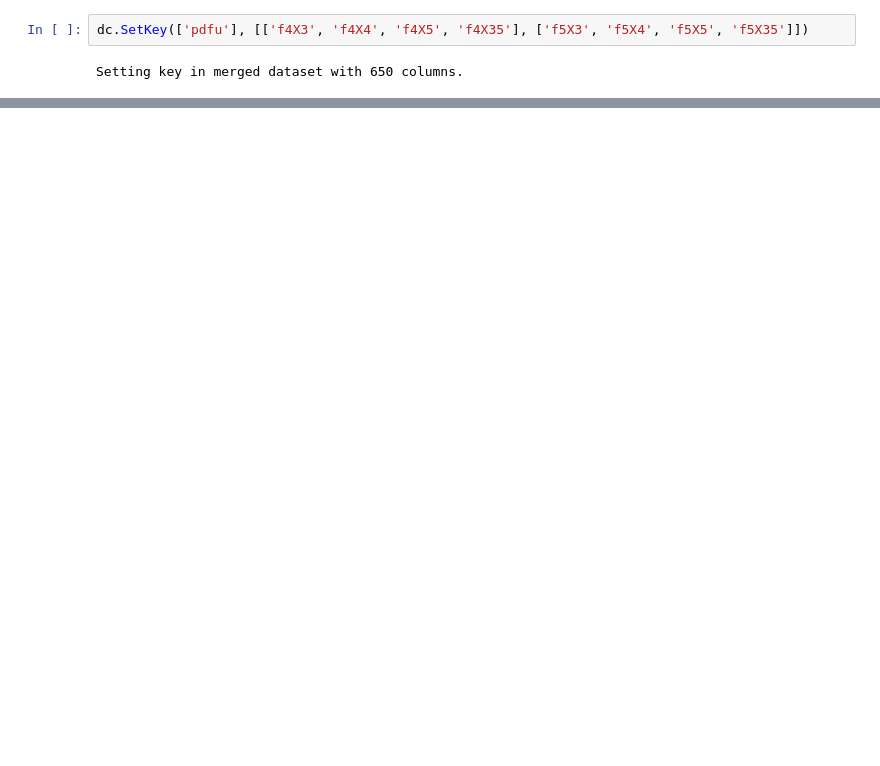
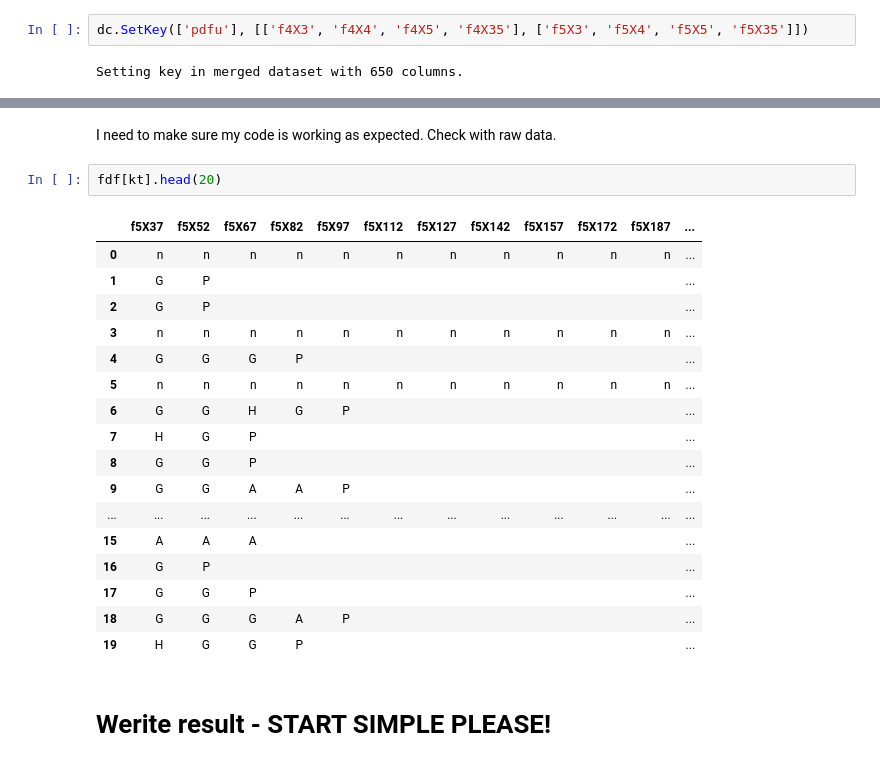
Before and after one commit to jagcha/JEPL, a Jupyter notebook: core/US25UW990JEPL.02.ipynb, the cells around one changed output, grey strips where cells are left out. Saved outputs shown, nothing was run; the diff lists cells and outputs as text; blank space fills up the shorter version.

```diff
--- a/core/US25UW990JEPL.02.ipynb
+++ b/core/US25UW990JEPL.02.ipynb
@@ -439,0 +581,25 @@ plt.close()
+# %% [markdown]
+I need to make sure my code is working as expected.
+Check with raw data.
+# %%
+fdf[kt].head(20)
+# %% [output]
+|  | f5X37 | f5X52 | f5X67 | f5X82 | f5X97 | f5X112 | f5X127 | f5X142 | f5X157 | f5X172 | f5X187 | ... |
+| 0 | n | n | n | n | n | n | n | n | n | n | n | ... |
+| 1 | G | P |  |  |  |  |  |  |  |  |  | ... |
+| 2 | G | P |  |  |  |  |  |  |  |  |  | ... |
+| 3 | n | n | n | n | n | n | n | n | n | n | n | ... |
+| 4 | G | G | G | P |  |  |  |  |  |  |  | ... |
+| 5 | n | n | n | n | n | n | n | n | n | n | n | ... |
+| 6 | G | G | H | G | P |  |  |  |  |  |  | ... |
+| 7 | H | G | P |  |  |  |  |  |  |  |  | ... |
+| 8 | G | G | P |  |  |  |  |  |  |  |  | ... |
+| 9 | G | G | A | A | P |  |  |  |  |  |  | ... |
+| ... | ... | ... | ... | ... | ... | ... | ... | ... | ... | ... | ... | ... |
+| 15 | A | A | A |  |  |  |  |  |  |  |  | ... |
+| 16 | G | P |  |  |  |  |  |  |  |  |  | ... |
+| 17 | G | G | P |  |  |  |  |  |  |  |  | ... |
+| 18 | G | G | G | A | P |  |  |  |  |  |  | ... |
+| 19 | H | G | G | P |  |  |  |  |  |  |  | ... |
+# %% [markdown]
+# Werite result - START SIMPLE PLEASE!
```
Also changed, not shown: parts of 99 cells of this notebook, 4 other files.
